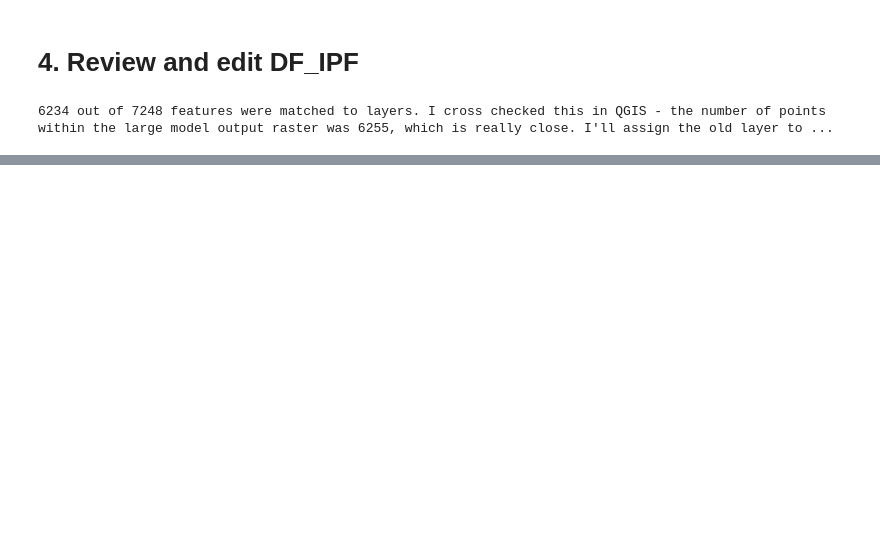
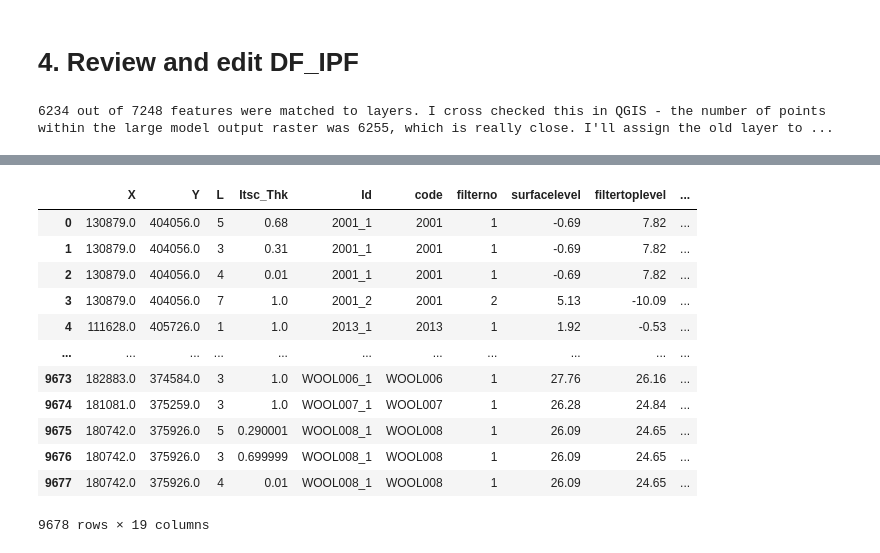
Before and after one commit to Ydrolog/WS_Mdl, a Jupyter notebook: code/PrP/make_OBS_IPF/make_OBS_IPF_NBr8.ipynb, the cells around one changed output, grey strips where cells are left out. Saved outputs shown, nothing was run; the diff lists cells and outputs as text; code cells hidden in the pictures; blank space fills up the shorter version.

```diff
--- a/code/PrP/make_OBS_IPF/make_OBS_IPF_NBr8.ipynb
+++ b/code/PrP/make_OBS_IPF/make_OBS_IPF_NBr8.ipynb
@@ -145,3 +149,21 @@ DF_IPF.loc[DF_IPF['L_match'].isna()]
 # %%
 DF_IPF['L'] = DF_IPF.apply(lambda x: x['L_match'] if pd.notna(x.get('L_match')) else x['L'], axis=1)
+# %%
+DF_IPF = DF_IPF[[*DF_IPF.columns[:3], 'Itsc_Thk', *DF_IPF.columns.drop('Itsc_Thk')[3:]]]
+# %%
+DF_IPF
+# %% [output]
+|  | X | Y | L | Itsc_Thk | Id | code | filterno | surfacelevel | filtertoplevel | ... |
+| 0 | 130879.0 | 404056.0 | 5 | 0.68 | 2001_1 | 2001 | 1 | -0.69 | 7.82 | ... |
+| 1 | 130879.0 | 404056.0 | 3 | 0.31 | 2001_1 | 2001 | 1 | -0.69 | 7.82 | ... |
+| 2 | 130879.0 | 404056.0 | 4 | 0.01 | 2001_1 | 2001 | 1 | -0.69 | 7.82 | ... |
+| 3 | 130879.0 | 404056.0 | 7 | 1.0 | 2001_2 | 2001 | 2 | 5.13 | -10.09 | ... |
+| 4 | 111628.0 | 405726.0 | 1 | 1.0 | 2013_1 | 2013 | 1 | 1.92 | -0.53 | ... |
+| ... | ... | ... | ... | ... | ... | ... | ... | ... | ... | ... |
+| 9673 | 182883.0 | 374584.0 | 3 | 1.0 | WOOL006_1 | WOOL006 | 1 | 27.76 | 26.16 | ... |
+| 9674 | 181081.0 | 375259.0 | 3 | 1.0 | WOOL007_1 | WOOL007 | 1 | 26.28 | 24.84 | ... |
+| 9675 | 180742.0 | 375926.0 | 5 | 0.290001 | WOOL008_1 | WOOL008 | 1 | 26.09 | 24.65 | ... |
+| 9676 | 180742.0 | 375926.0 | 3 | 0.699999 | WOOL008_1 | WOOL008 | 1 | 26.09 | 24.65 | ... |
+| 9677 | 180742.0 | 375926.0 | 4 | 0.01 | WOOL008_1 | WOOL008 | 1 | 26.09 | 24.65 | ... |
+9678 rows × 19 columns
 # %%
```
Also changed, not shown: parts of 8 cells of this notebook, 8 other files.
